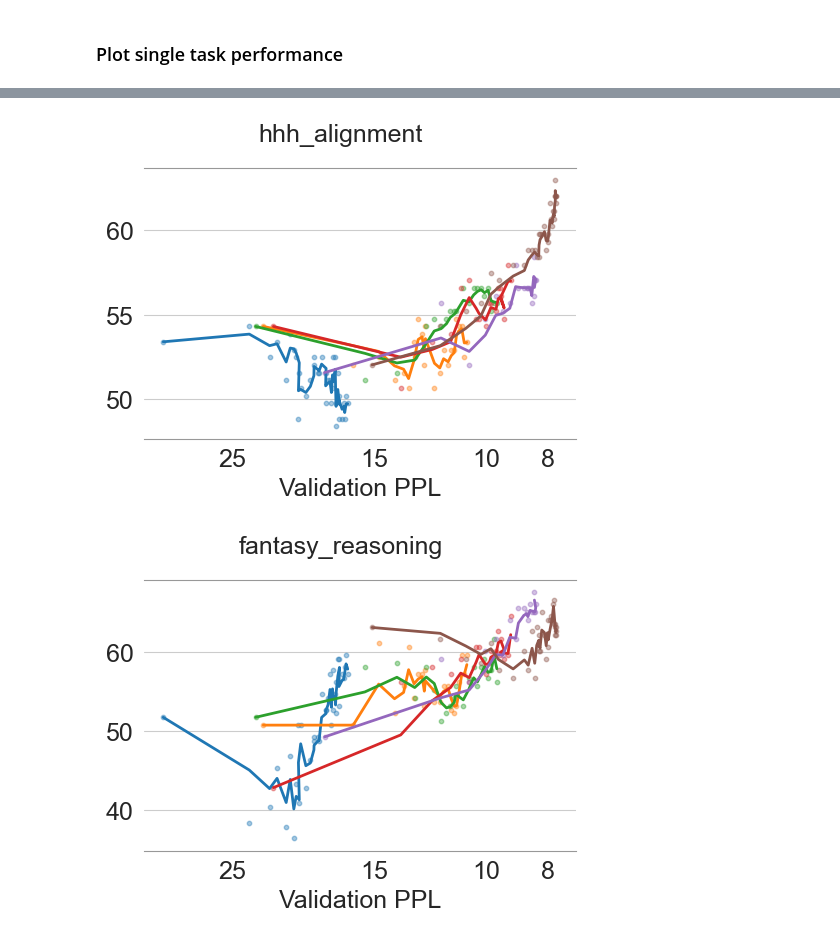
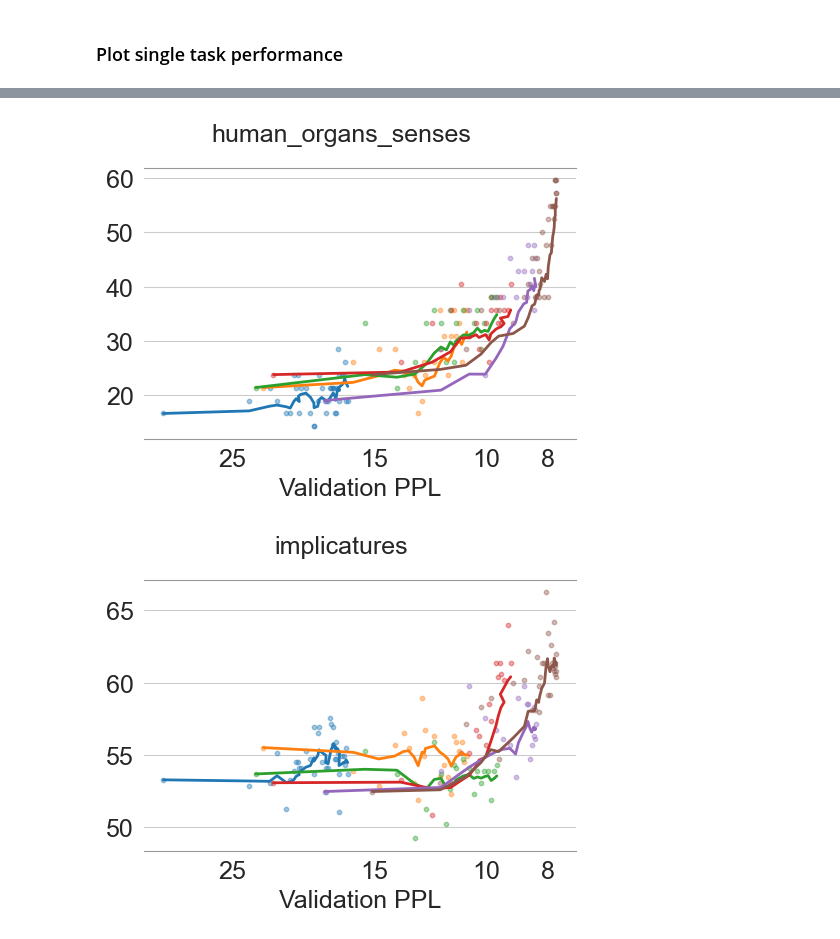
Before and after one commit to xiamengzhou/training_trajectory_analysis, a Jupyter notebook: analysis_section3.ipynb, the cells around one changed output, grey strips where cells are left out. Saved outputs shown, nothing was run; the diff lists cells and outputs as text; code cells hidden in the pictures.

```diff
--- a/analysis_section3.ipynb
+++ b/analysis_section3.ipynb
@@ -21,10 +19,10 @@ from utils import reorganize_option_ppl
 # %%
 # load bigbench results
 
-from utils import load_bigbench_random_performance
+from utils import load_bigbench_random_performance, reorganize_option_ppl
 shot = 2
 
-task_type = "all_tasks" # breakthrough_tasks; linearity_tasks; all_tasks
+task_type = "breakthrough_tasks" # breakthrough_tasks; linearity_tasks; all_tasks
 if task_type == "breakthrough_tasks":
     tasks = fewshot_Btasks
 elif task_type == "linearity_tasks":
@@ -253,13 +249,13 @@ sns.set_style("whitegrid")
 plot_types = ["Validation PPL"] # , "FLOPs", "Tokens", "Steps"]
 task_name_m = bigbench_name_matching_dict()
 
-for i in range(12):
+for i in range(len(tasks)):
     fig, axes = plt.subplots(1, len(plot_types), figsize=(5 * len(plot_types), 4))
     fontsize = 18
     plt.rc('xtick', labelsize=fontsize)
     plt.rc('ytick', labelsize=fontsize)
 
-    task_name = fewshot_Ltasks[i]
+    task_name = tasks[i]
 
     for plot_type_id, plot_type in enumerate(plot_types):
         max_x = 0 if plot_type != "Validation PPL" else 1e18
@@ -283,7 +279,7 @@ for i in range(12):
             ys = [result[model_size]["accuracy"][task_name][i] for i in indexes]
 
             if log_mode: xs = np.log10(xs);
-            ema_ys = exponential_moving_average(ys, 0.5)
+            ema_ys = exponential_moving_average(ys, 0.8)
 
             ax.plot(xs, ema_ys, label=model_size, color=colors[model_id*2], linewidth=2)
             ax.scatter(xs, ys, marker="o", alpha=0.4, color=colors[model_id*2], s=10)
@@ -316,2 +312,2 @@ for i in range(12):
-[figure, old version]
+[figure, new version]
-[figure, old version]
+[figure, new version]
```
Also changed, not shown: parts of 3 cells of this notebook, 15 other files.
